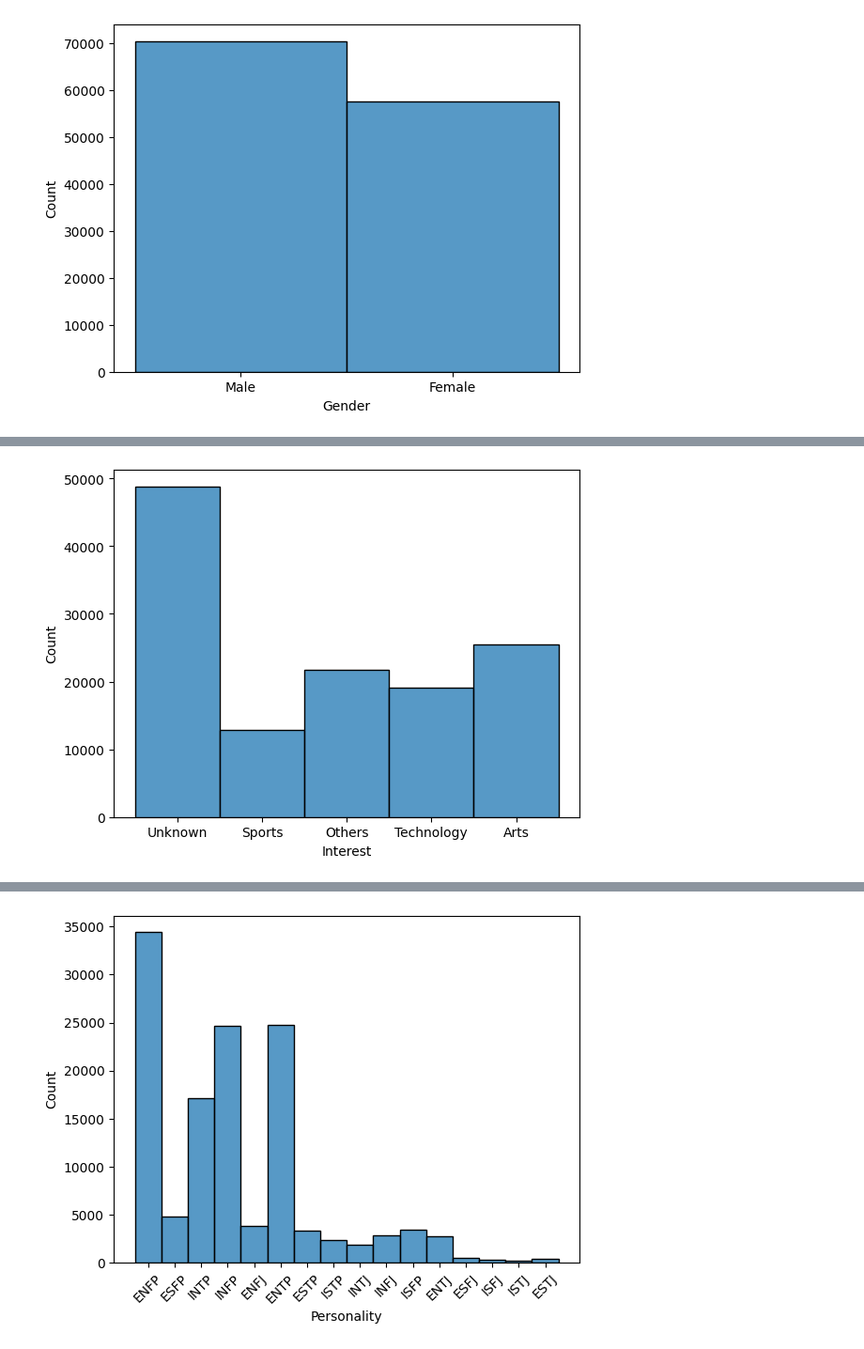
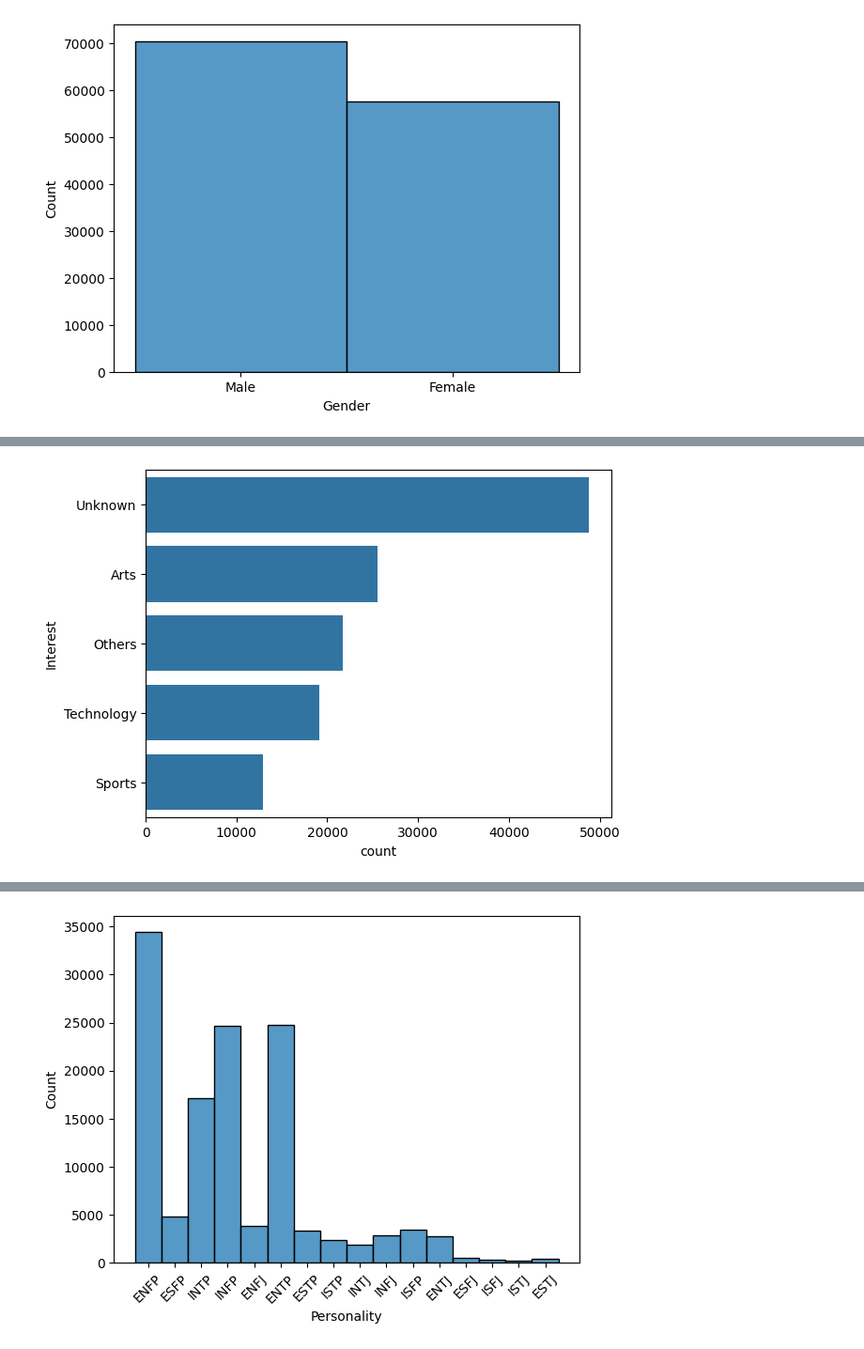
Before and after one commit to hng011/people-personality-analysis, a Jupyter notebook: notebook.ipynb, the cells around one changed output, grey strips where cells are left out. Shown: that part at 94% size. Drawn from its saved outputs; the diff is of its cells as text; code cells hidden in the pictures.

```diff
--- a/notebook.ipynb
+++ b/notebook.ipynb
@@ -55,3 +55,6 @@ df.describe(include="all")
 sns.histplot(df["Gender"]);
 # %% [output]
 [figure]
+# %%
+sorted_cat = df["Interest"].value_counts()
+sorted_cat
@@ -58,4 +69,4 @@ sns.histplot(df["Gender"]);
 # %%
-sns.histplot(df["Interest"]);
+sns.countplot(df["Interest"],order=sorted_cat.index);
 # %% [output]
-[figure, old version]
+[figure, new version]
```
Also changed, not shown: parts of 4 cells of this notebook.
